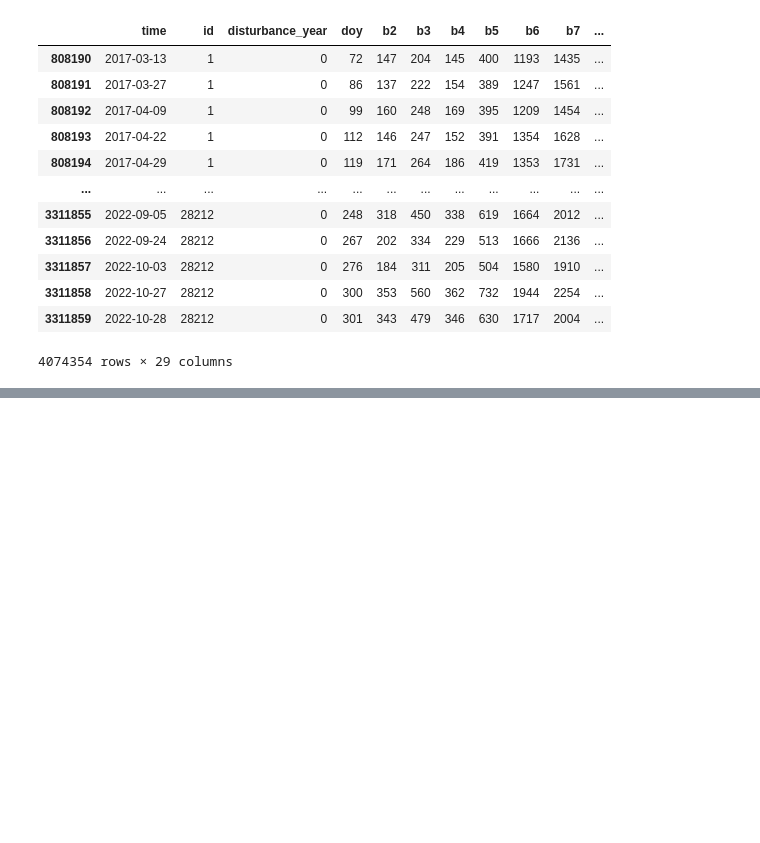
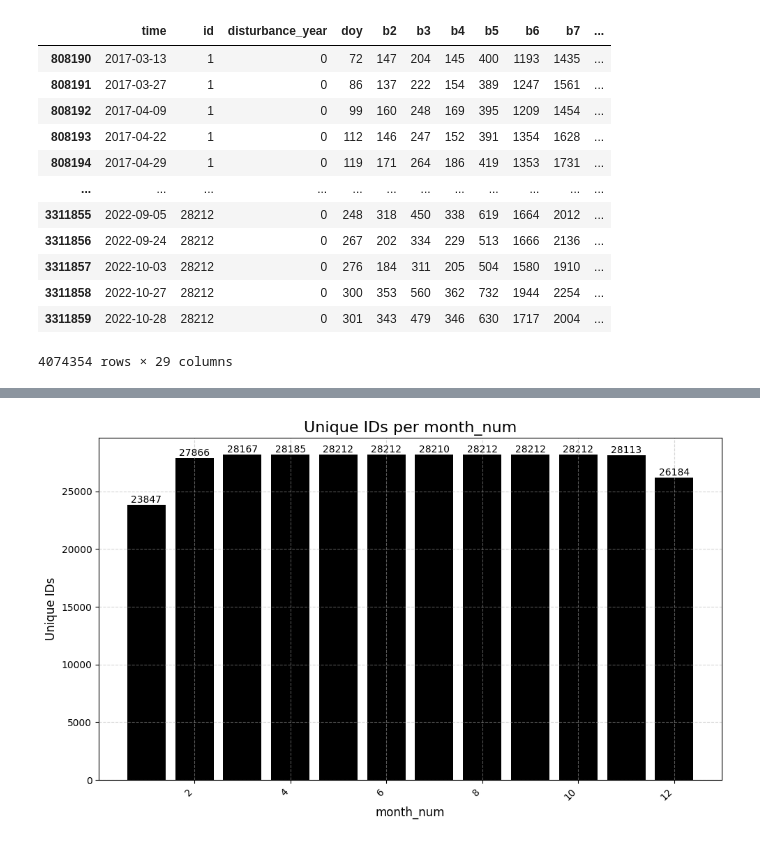
Before and after one commit to RafaelRiesle/tree_classification, a Jupyter notebook: notebooks/rafaelo/exploratory_data_analysis.ipynb, the cells around one changed output, grey strips where cells are left out. Drawn from its saved outputs; the diff is of its cells as text; code cells hidden in the pictures; blank space fills up the shorter version.

```diff
--- a/notebooks/rafaelo/exploratory_data_analysis.ipynb
+++ b/notebooks/rafaelo/exploratory_data_analysis.ipynb
@@ -102,0 +113,4 @@ df
+# %%
+hist.plot_unique_ids("month_num")
+# %% [output]
+[figure, added]
```
Also changed, not shown: parts of 7 cells of this notebook, 1 other file.
